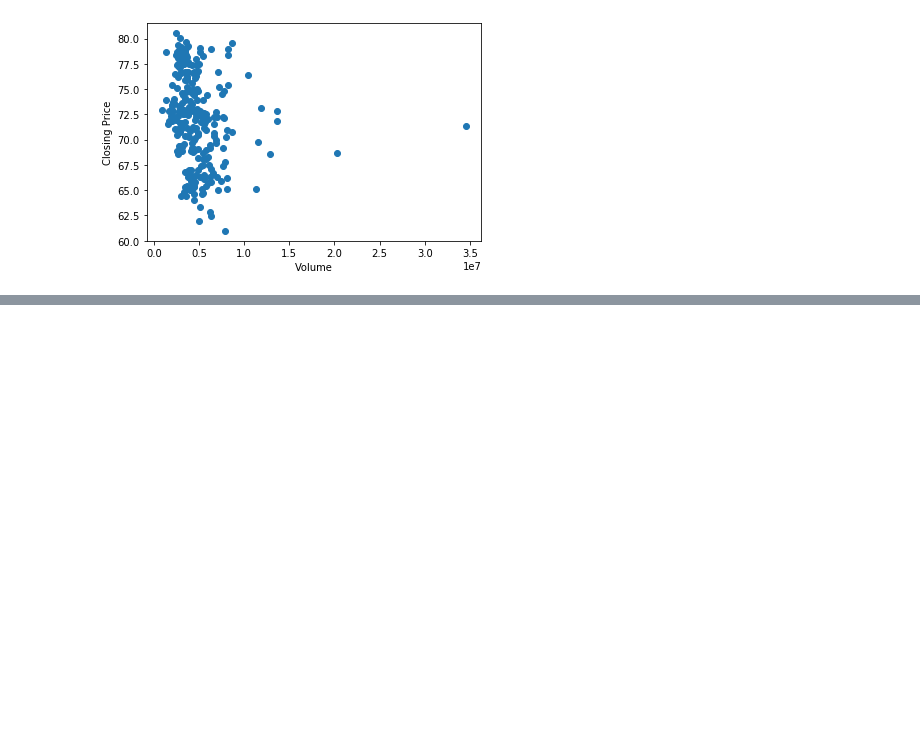
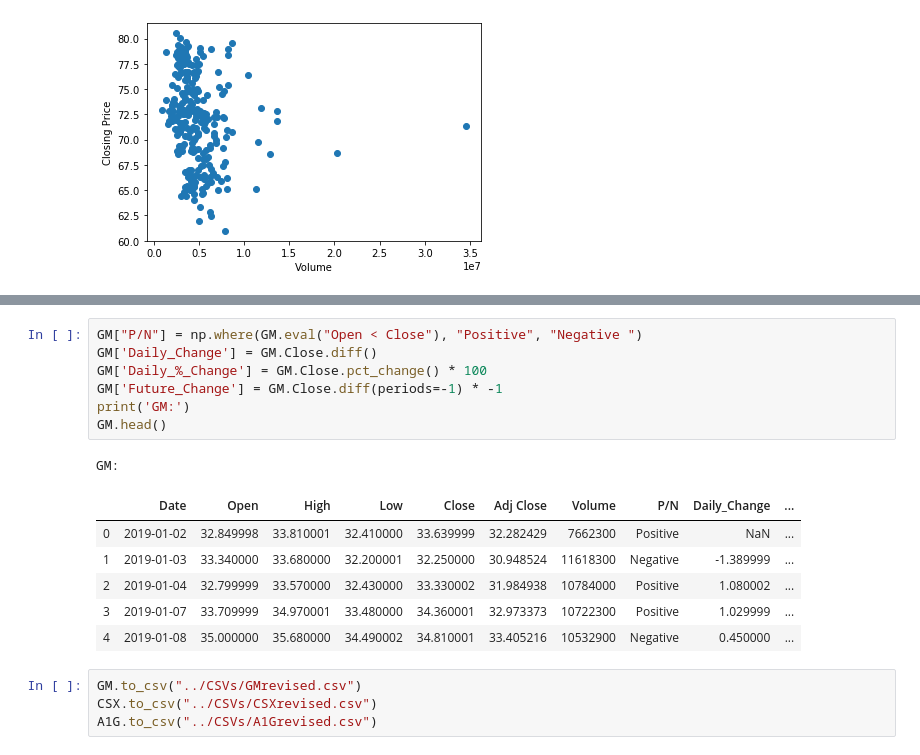
Before and after one commit to NUDSBC-Final-Project/Trump-Twitter-Stock-Analysis-Project, a Jupyter notebook: Modeling/Modeling.ipynb, the cells around one changed output, grey strips where cells are left out. Saved outputs shown, nothing was run; the diff lists cells and outputs as text; blank space fills up the shorter version.

```diff
--- a/Modeling/Modeling.ipynb
+++ b/Modeling/Modeling.ipynb
@@ -105,0 +250,19 @@ myModel1.score(X_test, y_test)
+# %%
+GM["P/N"] = np.where(GM.eval("Open < Close"), "Positive", "Negative ")
+GM['Daily_Change'] = GM.Close.diff()
+GM['Daily_%_Change'] = GM.Close.pct_change() * 100
+GM['Future_Change'] = GM.Close.diff(periods=-1) * -1
+print('GM:')
+GM.head()
+# %% [output]
+GM:
+|  | Date | Open | High | Low | Close | Adj Close | Volume | P/N | Daily_Change | ... |
+| 0 | 2019-01-02 | 32.849998 | 33.810001 | 32.410000 | 33.639999 | 32.282429 | 7662300 | Positive | NaN | ... |
+| 1 | 2019-01-03 | 33.340000 | 33.680000 | 32.200001 | 32.250000 | 30.948524 | 11618300 | Negative | -1.389999 | ... |
+| 2 | 2019-01-04 | 32.799999 | 33.570000 | 32.430000 | 33.330002 | 31.984938 | 10784000 | Positive | 1.080002 | ... |
+| 3 | 2019-01-07 | 33.709999 | 34.970001 | 33.480000 | 34.360001 | 32.973373 | 10722300 | Positive | 1.029999 | ... |
+| 4 | 2019-01-08 | 35.000000 | 35.680000 | 34.490002 | 34.810001 | 33.405216 | 10532900 | Negative | 0.450000 | ... |
+# %%
+GM.to_csv("../CSVs/GMrevised.csv")
+CSX.to_csv("../CSVs/CSXrevised.csv")
+A1G.to_csv("../CSVs/A1Grevised.csv")
```
Also changed, not shown: parts of 32 cells of this notebook, 4 other files.
